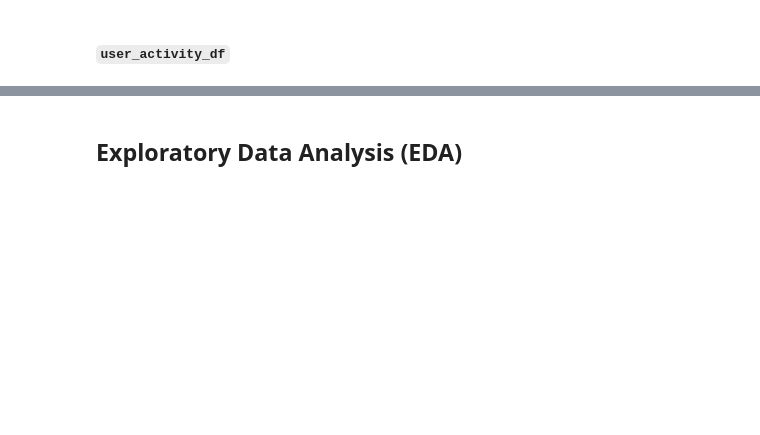
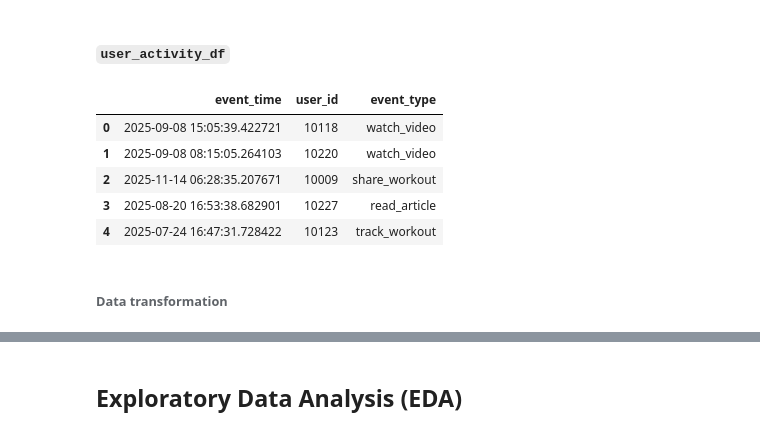
Before and after one commit to muchammadwr/churn-at-fit.ly, a Jupyter notebook: notebook.ipynb, the cells around one changed output, grey strips where cells are left out. Drawn from its saved outputs; the diff is of its cells as text; code cells hidden in the pictures; blank space fills up the shorter version.

```diff
--- a/notebook.ipynb
+++ b/notebook.ipynb
@@ -490,2 +529,14 @@ cleaned_customer_support_df.head()
 # %% [markdown]
 #### `user_activity_df`
+# %%
+cleaned_user_activity_df = user_activity_df.copy()
+cleaned_user_activity_df.head()
+# %% [output]
+|  | event_time | user_id | event_type |
+| 0 | 2025-09-08 15:05:39.422721 | 10118 | watch_video |
+| 1 | 2025-09-08 08:15:05.264103 | 10220 | watch_video |
+| 2 | 2025-11-14 06:28:35.207671 | 10009 | share_workout |
+| 3 | 2025-08-20 16:53:38.682901 | 10227 | read_article |
+| 4 | 2025-07-24 16:47:31.728422 | 10123 | track_workout |
+# %% [markdown]
+###### Data transformation
```
Also changed, not shown: parts of 23 cells of this notebook.
